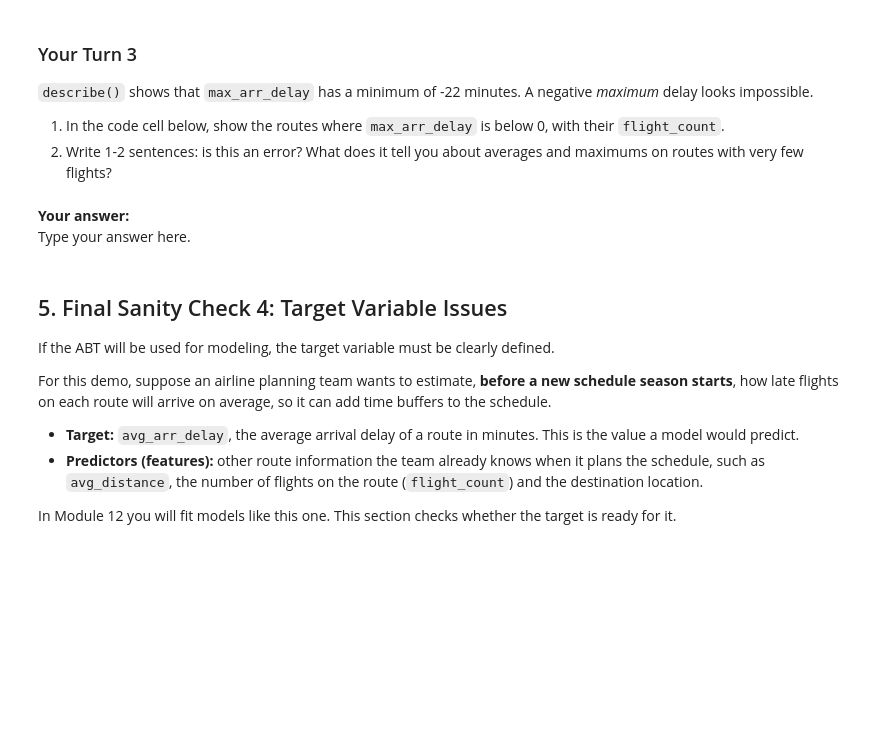
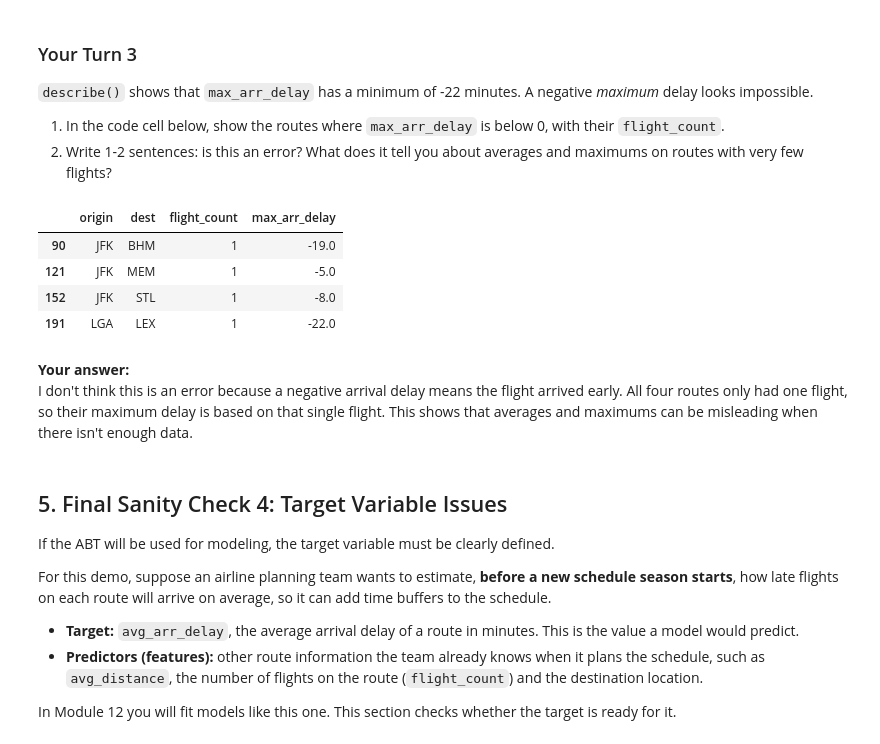
Before and after one commit to ehls1703-wq/ban6003-week11-abt-documentation-enrique-lopez, a Jupyter notebook: notebooks/module11_abt_documentation_guided_lab.ipynb, the cells around one changed output. Cells and saved outputs as stored; diff of their text form; code cells hidden in the pictures; blank space fills up the shorter version.

```diff
--- a/notebooks/module11_abt_documentation_guided_lab.ipynb
+++ b/notebooks/module11_abt_documentation_guided_lab.ipynb
@@ -241,12 +356,22 @@ Extreme values do not automatically mean errors. They may be real business signa
 1. In the code cell below, show the routes where `max_arr_delay` is below 0, with their `flight_count`.
 2. Write 1-2 sentences: is this an error? What does it tell you about averages and maximums on routes with very few flights?
 # %%
-# Your Turn 3
-# Show the routes with a negative max_arr_delay and their flight_count.
-# Hint: filter route_abt with a Boolean condition, then select a few columns.
+
+negative_max_delay = route_abt.loc[
+    route_abt["max_arr_delay"] < 0,
+    ["origin", "dest", "flight_count", "max_arr_delay"]
+]
+
+display(negative_max_delay)
+# %% [output]
+|  | origin | dest | flight_count | max_arr_delay |
+| 90 | JFK | BHM | 1 | -19.0 |
+| 121 | JFK | MEM | 1 | -5.0 |
+| 152 | JFK | STL | 1 | -8.0 |
+| 191 | LGA | LEX | 1 | -22.0 |
 # %% [markdown]
 **Your answer:**
-Type your answer here.
+I don't think this is an error because a negative arrival delay means the flight arrived early. All four routes only had one flight, so their maximum delay is based on that single flight. This shows that averages and maximums can be misleading when there isn't enough data.
 # %% [markdown]
 ## 5. Final Sanity Check 4: Target Variable Issues
 
```
Also changed, not shown: parts of 30 cells of this notebook, 3 other files.
